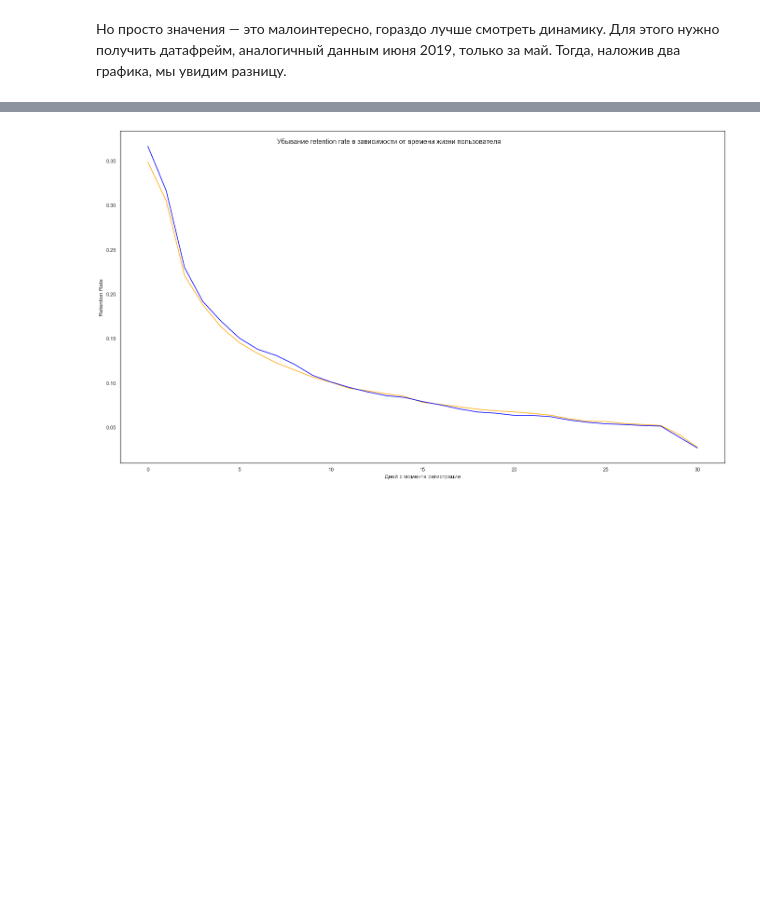
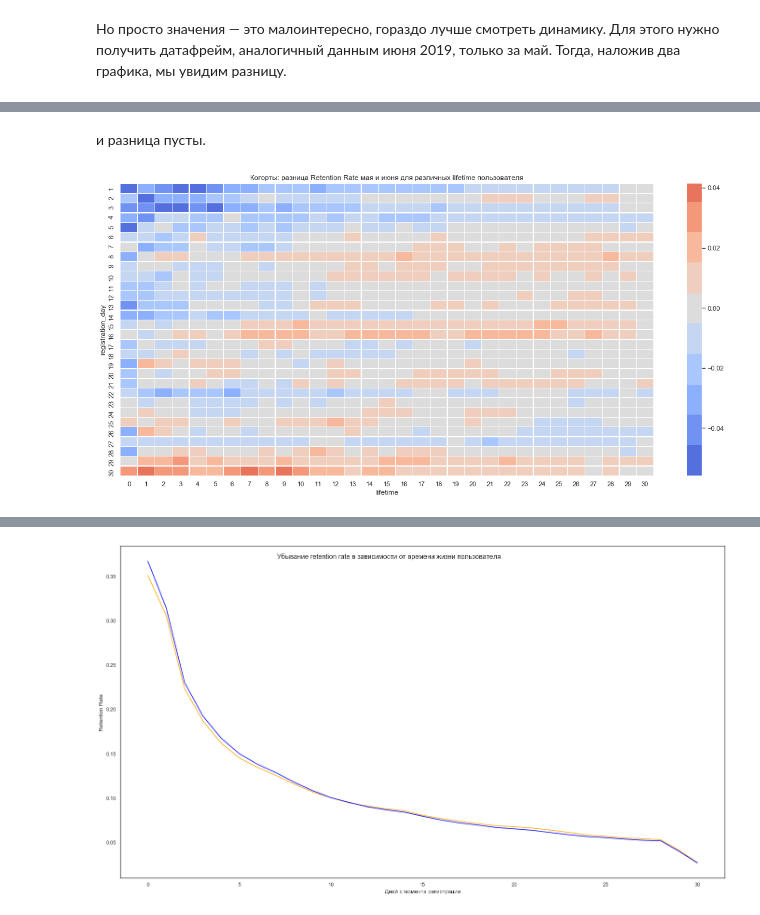
Before and after one commit to gdg-work/SkillFactory__SDA5__Case_A9, a Jupyter notebook: case_A9.ipynb, the cells around one changed output, grey strips where cells are left out. Cells and saved outputs as stored; diff of their text form; code cells hidden in the pictures; blank space fills up the shorter version.

```diff
--- a/case_A9.ipynb
+++ b/case_A9.ipynb
@@ -276,13 +308,11 @@ plt.show()
 # %%
 may_retention_df = pd.DataFrame(multiline_query(cursor,
         [MAY_USERS_CTE, MAY_COHORTS_CTE, MAY_USERS_BY_REGDATE_CTE, MAY_RETENTION_CTE],
-        """SELECT registration_date, lifetime, retention_rate
+        """SELECT registration_date, lifetime, registered_users_count, active_users_count, retention_rate
            FROM retention_may19
            ORDER BY registration_date, lifetime
         """))
-may_retention_df['registration_date'] = pd.to_datetime(may_retention_df.registration_date)
-may_retention_df['retention_rate'] = may_retention_df.retention_rate.astype('float')
-may_retention_df = may_retention_df.set_index(['registration_date', 'lifetime'])
+
+may_retention_df = retention_df_cleanup(may_retention_df)
 print(may_retention_df.head(3))
-print(may_retention_df.info())
 # %% [output]
@@ -300,0 +334,19 @@ None
+# %%
+may_rr_pre = may_retention_df.rename(columns={'retention_rate':'may_rr'}).reset_index()
+may_rr_pre['registration_day'] = may_rr_pre.registration_date.dt.day
+may_rr_pre = may_rr_pre.drop(['registration_date', 'registered_users_count', 'active_users_count'],
+                             axis=1).take(range(0,30*31), axis=0)
+
+# просто 'retention_df' - это июньские данные
+jun_rr_pre = retention_df.rename(columns={'retention_rate':'jun_rr'}).reset_index()
+jun_rr_pre['registration_day'] = jun_rr_pre.registration_date.dt.day
+jun_rr_pre = jun_rr_pre.drop(['registration_date', 'registered_users_count', 'active_users_count'],
+                             axis=1)
+
+may_jun_retrate = may_rr_pre.merge(jun_rr_pre, on=('registration_day', 'lifetime'),how='left')
+may_jun_retrate = may_jun_retrate.set_index(['registration_day', 'lifetime'])
+may_jun_retrate['diff_rr'] = may_jun_retrate.jun_rr - may_jun_retrate.may_rr
+
+# И проверяем, что в начале и в конце данных всё нормально.
+print(may_jun_retrate.head())
+print(may_jun_retrate.tail())
@@ -300,0 +368,11 @@ None
+# %% [markdown]
+ и разница пусты.
+# %%
+diff_pvt = may_jun_retrate.loc[:,'diff_rr'].unstack('lifetime')
+
+plt.figure(figsize=(20, 9))
+plt.title('Когорты: разница Retention Rate мая и июня для различных lifetime пользователя')
+sns.heatmap(diff_pvt, annot=False, fmt='.0%', linecolor='white', linewidths=.2, center=0.0, cmap=sns.color_palette("coolwarm", 11));
+plt.show()
+# %% [output]
+[figure, added]
```
Also changed, not shown: parts of 50 cells of this notebook.
